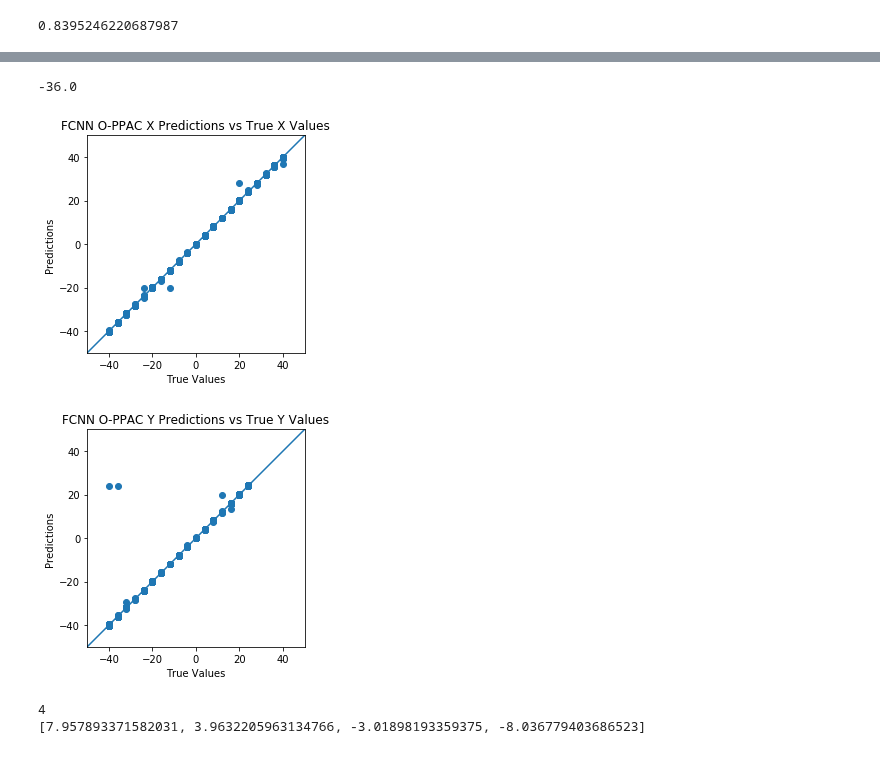
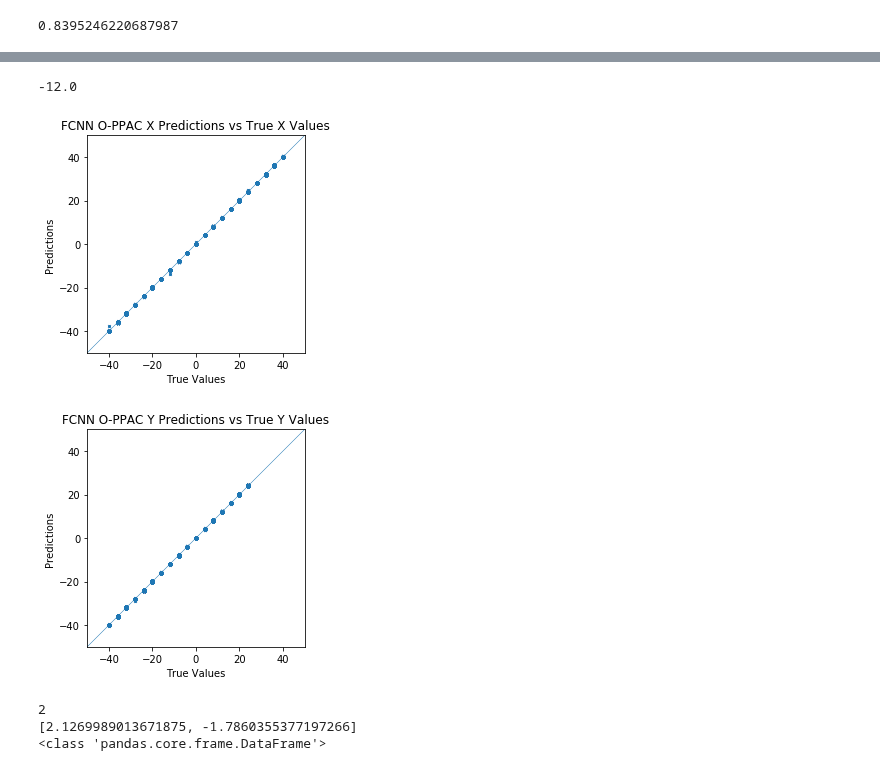
Before and after one commit to krober4771/O-PPAC-REU-2020, a Jupyter notebook: O-PPAC FCNN with Fixed Sim Data.ipynb, the cells around one changed output, grey strips where cells are left out. Drawn from its saved outputs; the diff is of its cells as text; code cells hidden in the pictures.

```diff
--- a/O-PPAC FCNN with Fixed Sim Data.ipynb
+++ b/O-PPAC FCNN with Fixed Sim Data.ipynb
@@ -65,3 +65,22 @@ all_data = normalize(all_data,axis = 1)
 print(np.max(all_data))
 # %% [output]
 0.8395246220687987
+# %%
+all_labels = pd.DataFrame(all_labels)
+all_data = pd.DataFrame(all_data)
+all_data["sum"] = np.sum(all_data, axis = 1)
+
+print(all_data)
+
+print(len(all_labels))
+print(len(all_data))
+
+remove_labels = list(all_data[all_data["sum"] == 0].index)
+
+all_labels = all_labels.drop(all_labels.index[remove_labels])
+all_data = all_data[all_data["sum"] != 0]
+
+print(len(all_labels))
+print(len(all_data))
+
+del all_data['sum']
@@ -160,8 +212,8 @@ x_pred = predictions[:,0]
 y_pred = predictions[:,1]
 
 
-x_test1 = [i[0] for i in test_labels]
-y_test1 = [i[1] for i in test_labels]
+x_test1 = test_labels[0]
+y_test1 = test_labels[1]
 
 x_test = np.array(x_test1)
 y_test = np.array(y_test1)
@@ -170,7 +222,7 @@ y_test = np.array(y_test1)
 x_test[0]
 y_test[0]
 # %% [output]
--36.0
+-12.0
 # %%
 new_x_labels = []
 for i in range(x_test.shape[0]):
@@ -179,36 +231,37 @@ np.array(new_x_labels)
 new_x_labels[2]
 
 a = plt.axes(aspect='equal')
-plt.scatter(new_x_labels, x_pred)
+
+plt.scatter(new_x_labels, x_pred, s=6, marker = "x")
 plt.xlabel('True Values')
 plt.ylabel('Predictions')
 lims = [-50, 50]
 plt.xlim(lims)
 plt.ylim(lims)
-_ = plt.plot(lims, lims)
+_ = plt.plot(lims, lims, linewidth = .5)
 plt.title("FCNN O-PPAC X Predictions vs True X Values")
 plt.show()
 # %% [output]
-[figure, old version]
+[figure, new version]
 # %%
 new_y_labels = []
 for i in range(y_test.shape[0]):
     new_y_labels.append([y_test[i]])
 np.array(new_y_labels)
 new_y_labels[2]
 
 a = plt.axes(aspect='equal')
-plt.scatter(new_y_labels, y_pred)
+plt.scatter(new_y_labels, y_pred, s=6, marker = "x")
 plt.xlabel('True Values')
 plt.ylabel('Predictions')
 lims = [-50, 50]
 plt.xlim(lims)
 plt.ylim(lims)
-_ = plt.plot(lims, lims)
+_ = plt.plot(lims, lims, linewidth = .5)
 plt.title("FCNN O-PPAC Y Predictions vs True Y Values")
 plt.show()
 # %% [output]
-[figure, old version]
+[figure, new version]
 # %%
 #to find the locations of largest error within my predicted x values
 x_error = []
@@ -217,10 +270,11 @@ for i in range(x_pred.shape[0]):
     x_error_test = x_pred[i] - x_test[i]
     x_error.append(x_error_test)
 
-xerror_list = [i for i in x_error if abs(i) >= 2]
+xerror_list = [i for i in x_error if abs(i) >= 1]
 xerror_list.sort(reverse = True)
 print(len(xerror_list))
 print(xerror_list)
 # %% [output]
-4
-[7.957893371582031, 3.9632205963134766, -3.01898193359375, -8.036779403686523]
+2
+[2.1269989013671875, -1.7860355377197266]
+<class 'pandas.core.frame.DataFrame'>
```
Also changed, not shown: parts of 13 cells of this notebook.
